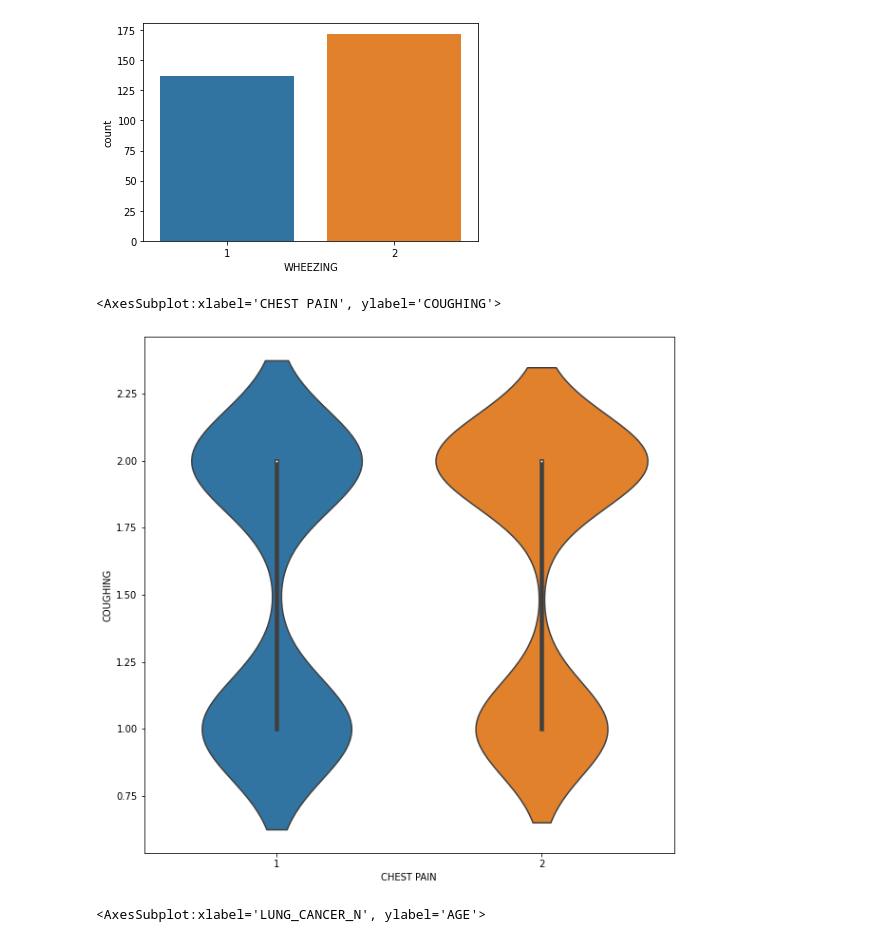
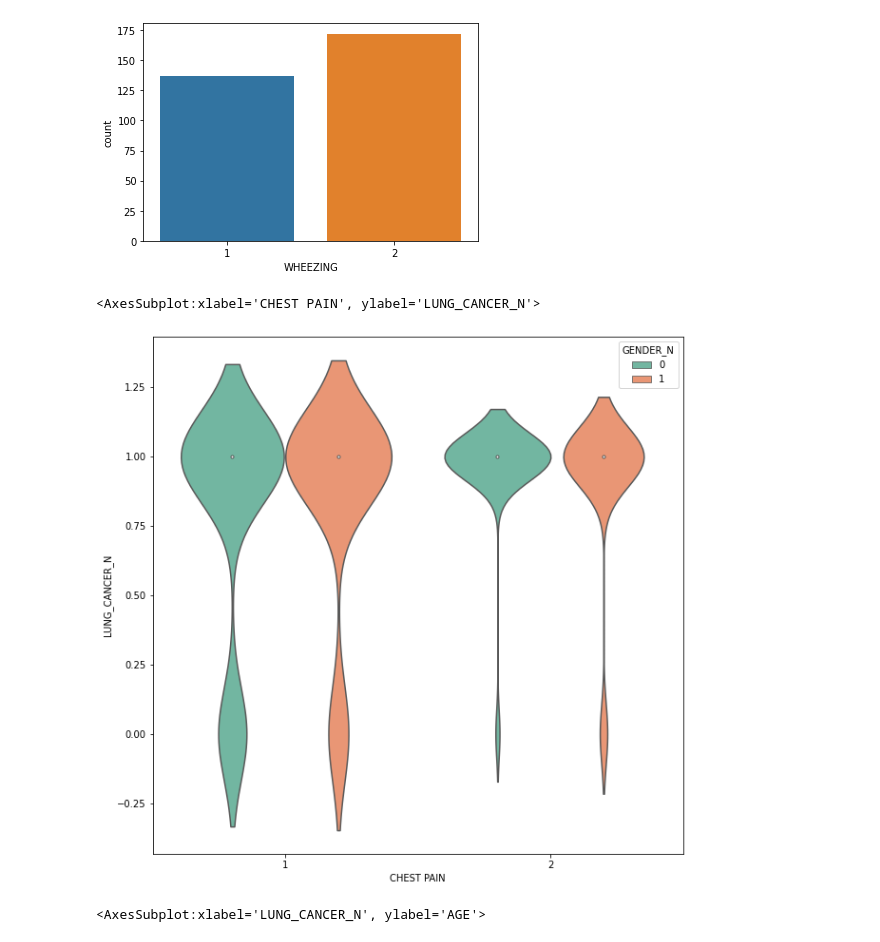
Before and after one commit to jayasith/ML_Assignment2_IT19070704_IT19079264_IT19076362_IT19041926, a Jupyter notebook: logistic-regression-model.ipynb, the cells around one changed output. Drawn from its saved outputs; the diff is of its cells as text; code cells hidden in the pictures.

Commit message:
updated the parameters in violin plot

```diff
--- a/logistic-regression-model.ipynb
+++ b/logistic-regression-model.ipynb
@@ -125,10 +125,10 @@ sbn.countplot(x='WHEEZING',data = data_set)
 # %%
 #chest pain and cough is main two sympttoms of cancer plot their data
 plt.figure(figsize=(10,10))
-sbn.violinplot(x='CHEST PAIN', y='COUGHING', data=updated_data_set)
+sbn.violinplot(x='CHEST PAIN', y='LUNG_CANCER_N',hue='GENDER_N',palette="Set2", data=updated_data_set)
 # %% [output]
-<AxesSubplot:xlabel='CHEST PAIN', ylabel='COUGHING'>
+<AxesSubplot:xlabel='CHEST PAIN', ylabel='LUNG_CANCER_N'>
-[figure, old version]
+[figure, new version]
 # %%
 #categorize lung cancer predition acording to the age
 plt.figure(figsize=(10,10))
```
